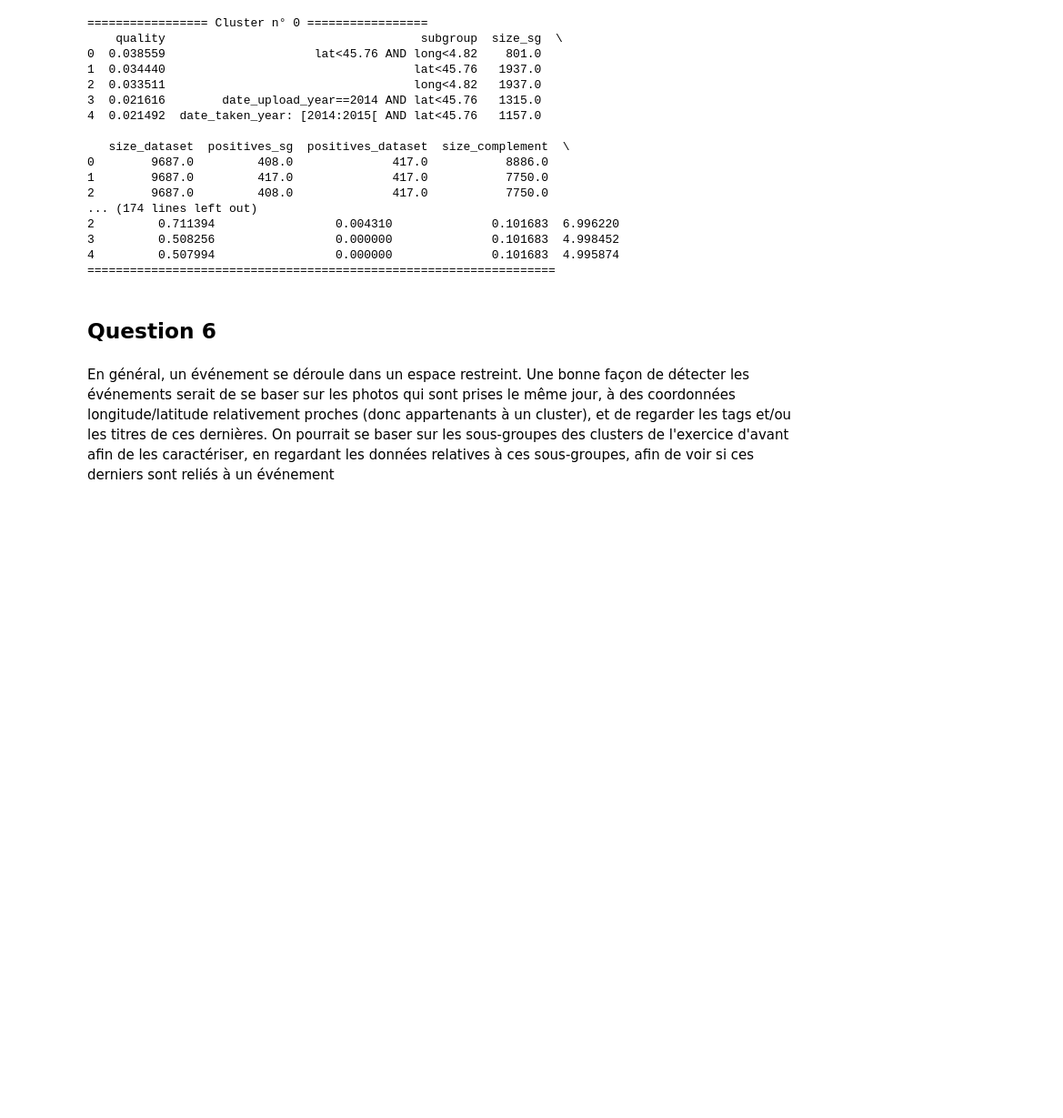
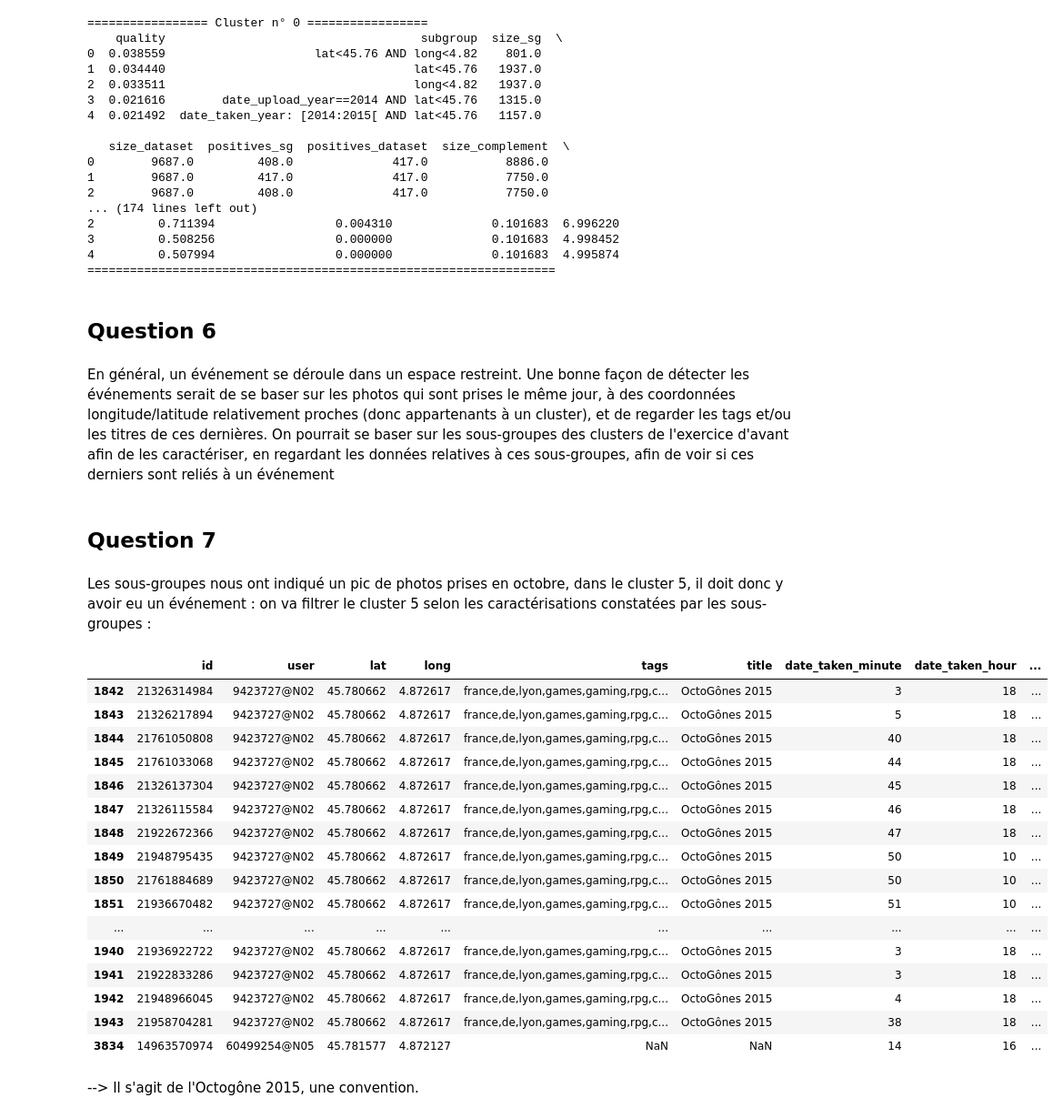
Before and after one commit to Asriell/TP_DataMining_Clustering, a Jupyter notebook: TP_clustering.ipynb, the cells around one changed output. Shown at 91% size. Drawn from its saved outputs; the diff is of its cells as text; code cells hidden in the pictures; blank space fills up the shorter version.

Commit message:
question 7

```diff
--- a/TP_clustering.ipynb
+++ b/TP_clustering.ipynb
@@ -286,3 +286,34 @@ print("==================================================================")
 ## Question 6
 # %% [markdown]
 En général, un événement se déroule dans un espace restreint. Une bonne façon de détecter les événements serait de se baser sur les photos qui sont prises le même jour, à des coordonnées longitude/latitude relativement proches (donc appartenants à un cluster), et de regarder les tags et/ou les titres de ces dernières. On pourrait se baser sur les sous-groupes des clusters de l'exercice d'avant afin de les caractériser, en regardant les données relatives à ces sous-groupes, afin de voir si ces derniers sont reliés à un événement
+# %% [markdown]
+## Question 7
+# %% [markdown]
+Les sous-groupes nous ont indiqué un pic de photos prises en octobre, dans le cluster 5, il doit donc y avoir eu un événement :
+on va filtrer le cluster 5 selon les caractérisations constatées par les sous-groupes :
+# %%
+cluster5 = clustered_datas[clustered_datas.cluster == 5]
+event = cluster5[cluster5.date_upload_month == 10]
+event = event [event.long >= 4.86]
+event = event [event.lat >= 45.78]
+event.head(50)
+# %% [output]
+|  | id | user | lat | long | tags | title | date_taken_minute | date_taken_hour | ... |
+| 1842 | 21326314984 | 9423727@N02 | 45.780662 | 4.872617 | france,de,lyon,games,gaming,rpg,c... | OctoGônes 2015 | 3 | 18 | ... |
+| 1843 | 21326217894 | 9423727@N02 | 45.780662 | 4.872617 | france,de,lyon,games,gaming,rpg,c... | OctoGônes 2015 | 5 | 18 | ... |
+| 1844 | 21761050808 | 9423727@N02 | 45.780662 | 4.872617 | france,de,lyon,games,gaming,rpg,c... | OctoGônes 2015 | 40 | 18 | ... |
+| 1845 | 21761033068 | 9423727@N02 | 45.780662 | 4.872617 | france,de,lyon,games,gaming,rpg,c... | OctoGônes 2015 | 44 | 18 | ... |
+| 1846 | 21326137304 | 9423727@N02 | 45.780662 | 4.872617 | france,de,lyon,games,gaming,rpg,c... | OctoGônes 2015 | 45 | 18 | ... |
+| 1847 | 21326115584 | 9423727@N02 | 45.780662 | 4.872617 | france,de,lyon,games,gaming,rpg,c... | OctoGônes 2015 | 46 | 18 | ... |
+| 1848 | 21922672366 | 9423727@N02 | 45.780662 | 4.872617 | france,de,lyon,games,gaming,rpg,c... | OctoGônes 2015 | 47 | 18 | ... |
+| 1849 | 21948795435 | 9423727@N02 | 45.780662 | 4.872617 | france,de,lyon,games,gaming,rpg,c... | OctoGônes 2015 | 50 | 10 | ... |
+| 1850 | 21761884689 | 9423727@N02 | 45.780662 | 4.872617 | france,de,lyon,games,gaming,rpg,c... | OctoGônes 2015 | 50 | 10 | ... |
+| 1851 | 21936670482 | 9423727@N02 | 45.780662 | 4.872617 | france,de,lyon,games,gaming,rpg,c... | OctoGônes 2015 | 51 | 10 | ... |
+| ... | ... | ... | ... | ... | ... | ... | ... | ... | ... |
+| 1940 | 21936922722 | 9423727@N02 | 45.780662 | 4.872617 | france,de,lyon,games,gaming,rpg,c... | OctoGônes 2015 | 3 | 18 | ... |
+| 1941 | 21922833286 | 9423727@N02 | 45.780662 | 4.872617 | france,de,lyon,games,gaming,rpg,c... | OctoGônes 2015 | 3 | 18 | ... |
+| 1942 | 21948966045 | 9423727@N02 | 45.780662 | 4.872617 | france,de,lyon,games,gaming,rpg,c... | OctoGônes 2015 | 4 | 18 | ... |
+| 1943 | 21958704281 | 9423727@N02 | 45.780662 | 4.872617 | france,de,lyon,games,gaming,rpg,c... | OctoGônes 2015 | 38 | 18 | ... |
+| 3834 | 14963570974 | 60499254@N05 | 45.781577 | 4.872127 | NaN | NaN | 14 | 16 | ... |
+# %% [markdown]
+--> Il s'agit de l'Octogône 2015, une convention.
```
Also changed, not shown: parts of 12 cells of this notebook.
